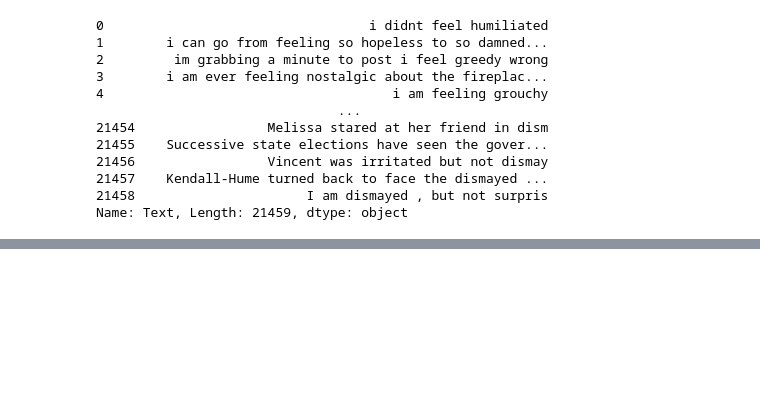
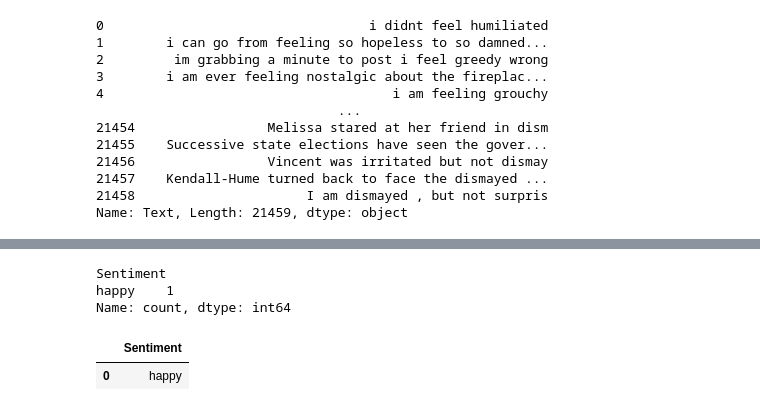
Before and after one commit to RolaMmss/R-aliser-un-site-de-suivi-de-patients-pour-un-psychologue, a Jupyter notebook: src/01-Preprocessing&first_Model.ipynb, the cells around one changed output, grey strips where cells are left out. Cells and saved outputs as stored; diff of their text form; code cells hidden in the pictures; blank space fills up the shorter version.

```diff
--- a/src/01-Preprocessing&first_Model.ipynb
+++ b/src/01-Preprocessing&first_Model.ipynb
@@ -384,0 +398,14 @@ ApiError: ApiError(429, 'cluster_block_exception', 'index [notes] blocked by: [T
+# %%
+# Rechercher tous les documents dans l'index "notes"
+response = es.search(index="notes2", body={"query": {"match_all": {}}})      # envoie une requête pour récupérer des informations sur Elasticsearch.
+# La réponse contient les documents correspondants. Les documents sont extraits en accédant à response['hits']['hits'].
+
+
+# Récupérer les documents à partir de la réponse
+documents = response['hits']['hits']
+
+# Parcourir les documents et afficher leurs données
+for doc in documents:
+    print("ID du document :", doc['_id'])     # L'ID du document est accessible via doc['_id'].
+    print("Données du document :", doc['_source'])      # Les données du document sont accessibles via doc['_source'].
+    print("--------------------")
@@ -384,0 +430,54 @@ ApiError: ApiError(429, 'cluster_block_exception', 'index [notes] blocked by: [T
+# %%
+from elasticsearch import Elasticsearch
+import pandas as pd
+
+# Instancier le client Elasticsearch
+es = Elasticsearch([{'host': 'localhost', 'port':9200, 'scheme':'http'}])
+
+# Patient spécifique
+patient_lastname = "Davies"
+patient_firstname = "Charles"
+
+# Requête Elasticsearch pour récupérer les documents du patient spécifique
+query = {
+    "query": {
+        "bool": {
+            "must": [
+                {"match": {"patient_lastname": patient_lastname}},
+                {"match": {"patient_firstname": patient_firstname}}
+            ]
+        }
+    }
+}
+
+# Effectuer la recherche dans Elasticsearch
+response = es.search(index="notes2", body=query)
+
+# Récupérer les documents correspondants
+documents = response['hits']['hits']
+
+# Liste pour stocker les sentiments
+sentiments = []
+
+# Parcourir les documents et extraire les sentiments
+for doc in documents:
+    sentiment = doc['_source']['emotion']
+    sentiments.append(sentiment)
+
+# Créer un DataFrame à partir de la liste de sentiments
+df = pd.DataFrame(sentiments, columns=["Sentiment"])
+
+# Effectuer l'agrégation et le comptage des sentiments
+sentiment_counts = df['Sentiment'].value_counts()
+
+# Afficher la répartition des sentiments
+print(sentiment_counts)
+# %% [output]
+Sentiment
+happy    1
+Name: count, dtype: int64
+# %%
+df
+# %% [output]
+|  | Sentiment |
+| 0 | happy |
```
Also changed, not shown: parts of 7 cells of this notebook.
